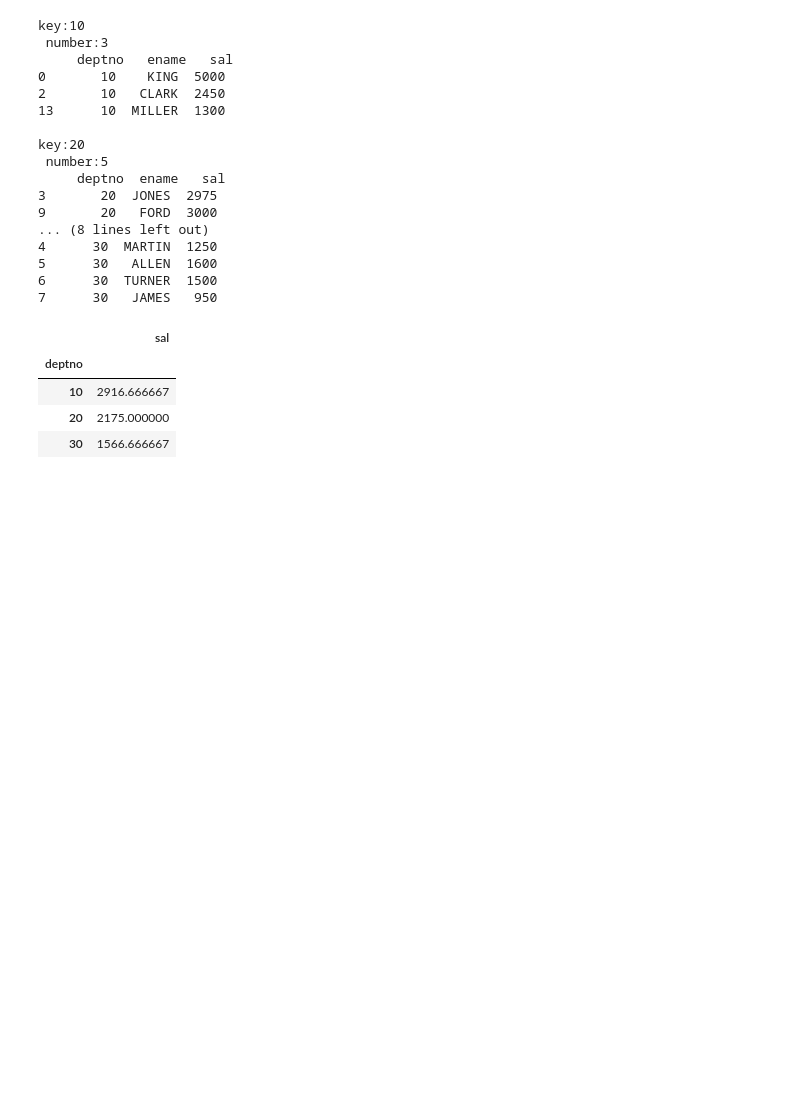
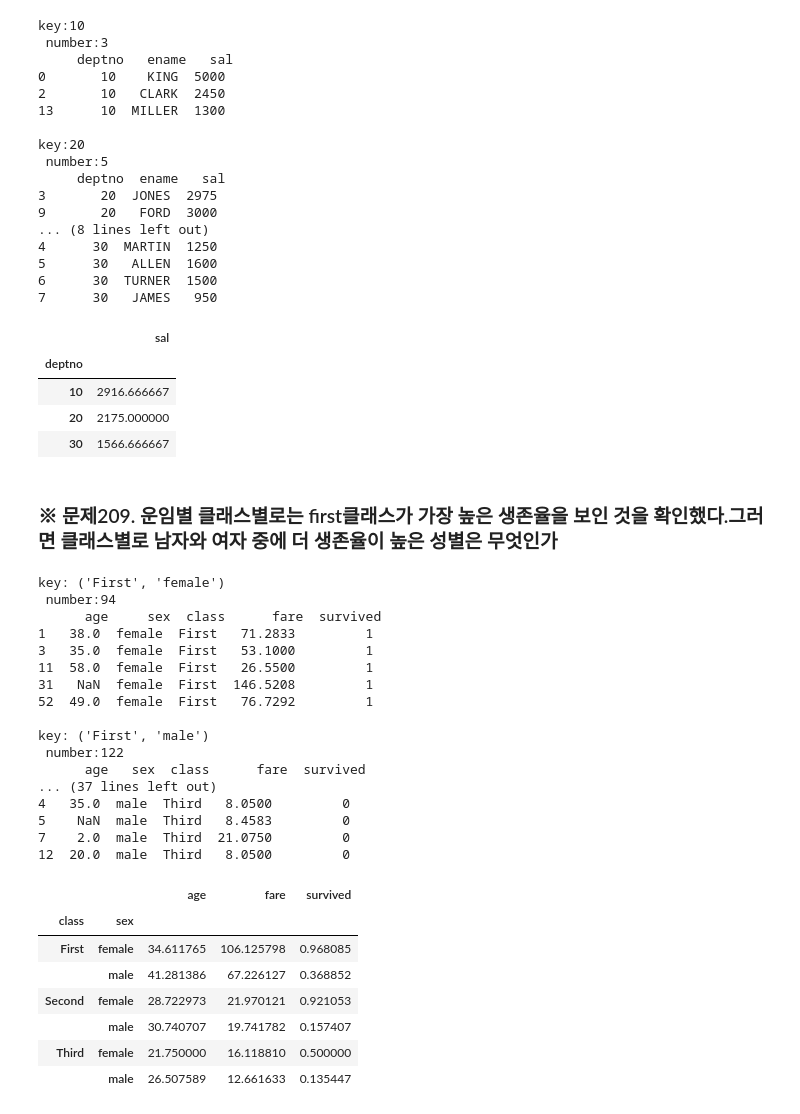
Before and after one commit to Adrian123K/pandas_ml, a Jupyter notebook: 09-1. Pandas DA 데이터프레임 합치기 (200723).ipynb, the cells around one changed output. Cells and saved outputs as stored; diff of their text form; code cells hidden in the pictures; blank space fills up the shorter version.

```diff
--- a/09-1. Pandas DA 데이터프레임 합치기 (200723).ipynb
+++ b/09-1. Pandas DA 데이터프레임 합치기 (200723).ipynb
@@ -432,3 +432,44 @@ gp_avg
 | 10 | 2916.666667 |
 | 20 | 2175.000000 |
 | 30 | 1566.666667 |
+# %% [markdown]
+### ※ 문제209. 운임별 클래스별로는 first클래스가 가장 높은 생존율을 보인 것을 확인했다.그러면 클래스별로 남자와 여자 중에 더 생존율이 높은 성별은 무엇인가
+# %%
+import seaborn as sns
+import pandas as pd
+tit = sns.load_dataset('titanic')
+df = tit.loc[:,['age','sex','class','fare','survived']]
+
+grouped = df.groupby(['class','sex'])
+
+for key, group in grouped:
+    print(f"key: {key}\n number:{len(group)}\n {group.head()}\n")
+
+avg = grouped.mean()
+avg
+# %% [output]
+key: ('First', 'female')
+ number:94
+      age     sex  class      fare  survived
+1   38.0  female  First   71.2833         1
+3   35.0  female  First   53.1000         1
+11  58.0  female  First   26.5500         1
+31   NaN  female  First  146.5208         1
+52  49.0  female  First   76.7292         1
+
+key: ('First', 'male')
+ number:122
+      age   sex  class      fare  survived
+... (37 lines left out)
+4   35.0  male  Third   8.0500         0
+5    NaN  male  Third   8.4583         0
+7    2.0  male  Third  21.0750         0
+12  20.0  male  Third   8.0500         0
+|  |  | age | fare | survived |
+| class | sex |  |  |  |
+| First | female | 34.611765 | 106.125798 | 0.968085 |
+|  | male | 41.281386 | 67.226127 | 0.368852 |
+| Second | female | 28.722973 | 21.970121 | 0.921053 |
+|  | male | 30.740707 | 19.741782 | 0.157407 |
+| Third | female | 21.750000 | 16.118810 | 0.500000 |
+|  | male | 26.507589 | 12.661633 | 0.135447 |
```
Also changed, not shown: parts of 7 cells of this notebook, 1 other file.
